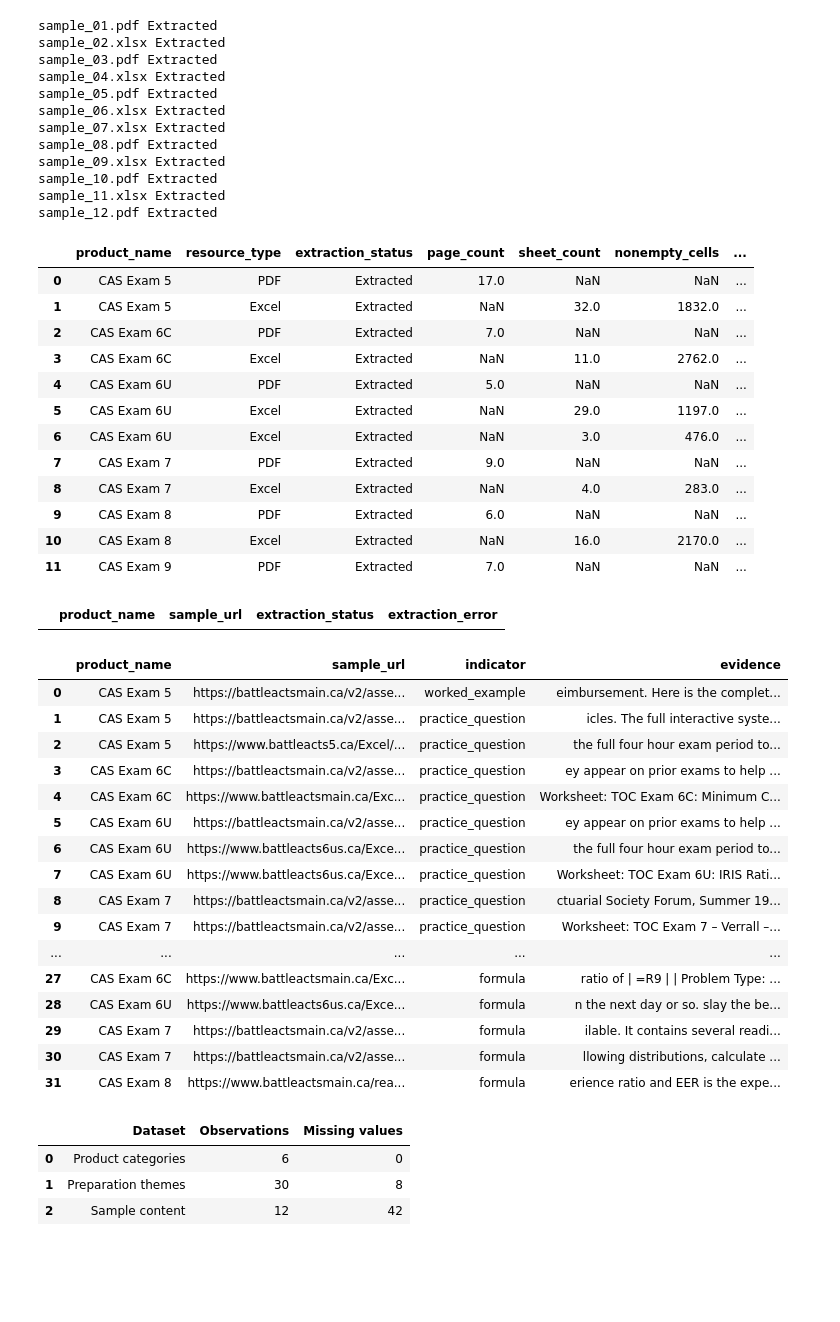
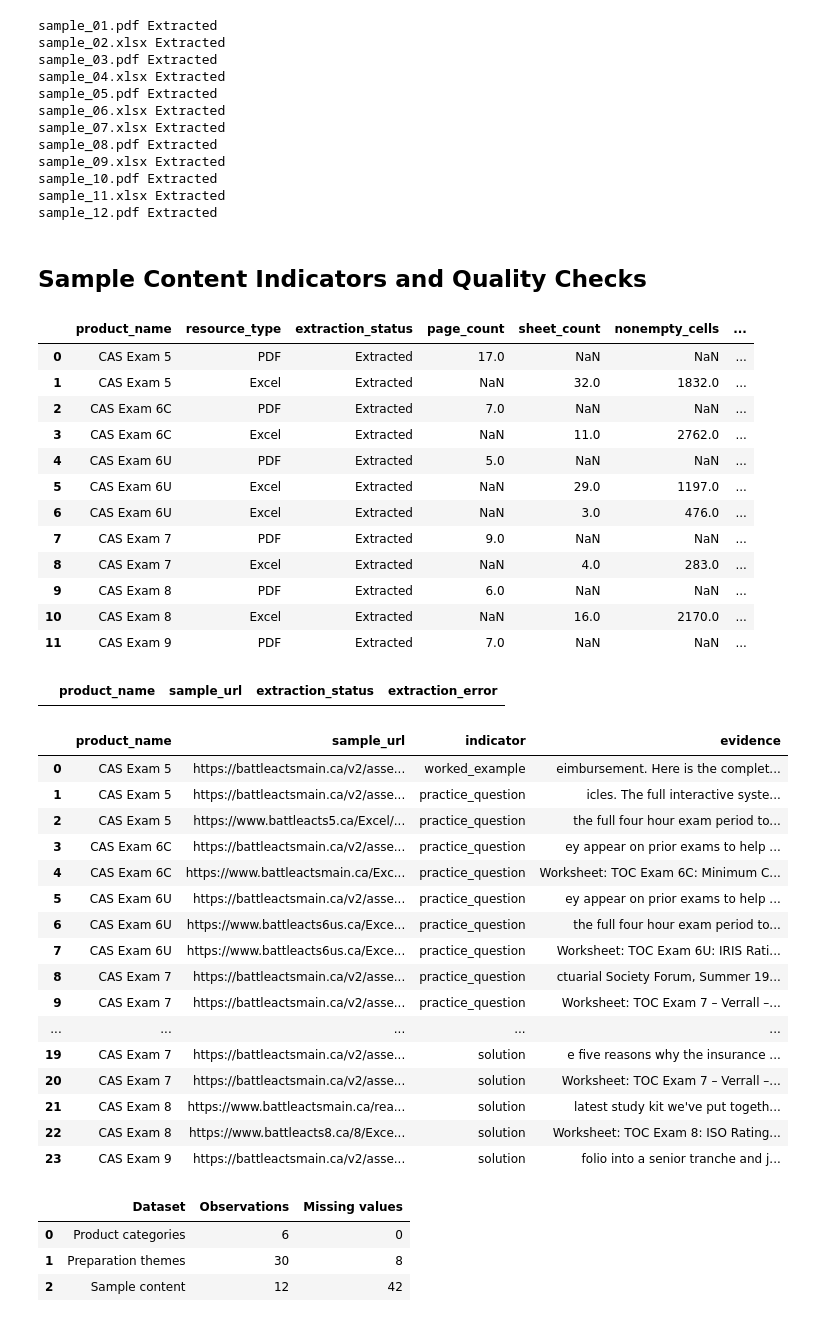
Before and after one commit to maxinehb/datasci530fall2026, a Jupyter notebook: Project 1/Project_1.ipynb, the cells around one changed output. Cells and saved outputs as stored; diff of their text form; code cells hidden in the pictures; blank space fills up the shorter version.

```diff
--- a/Project 1/Project_1.ipynb
+++ b/Project 1/Project_1.ipynb
@@ -758,12 +752,13 @@ sample_09.xlsx Extracted
 sample_10.pdf Extracted
 sample_11.xlsx Extracted
 sample_12.pdf Extracted
+# %% [markdown]
+## Sample Content Indicators and Quality Checks
 # %%
 content_patterns = {
     "worked_example": r"\bworked examples?\b|\bstep.by.step\b",
     "practice_question": r"\bquestions?\b|\bproblems?\b|\bexercises?\b",
-    "solution": r"\bsolutions?\b|\banswers?\b",
-    "formula": r"\bformulas?\b|\bequations?\b"
+    "solution": r"\bsolutions?\b|\banswers?\b"
 }
 
 content_evidence = []
@@ -833,38 +828,38 @@ additional_quality = pd.DataFrame([
 ])
 
 display(additional_quality)
 # %% [output]
 |  | product_name | resource_type | extraction_status | page_count | sheet_count | nonempty_cells | ... |
 | 0 | CAS Exam 5 | PDF | Extracted | 17.0 | NaN | NaN | ... |
 | 1 | CAS Exam 5 | Excel | Extracted | NaN | 32.0 | 1832.0 | ... |
 | 2 | CAS Exam 6C | PDF | Extracted | 7.0 | NaN | NaN | ... |
 | 3 | CAS Exam 6C | Excel | Extracted | NaN | 11.0 | 2762.0 | ... |
 | 4 | CAS Exam 6U | PDF | Extracted | 5.0 | NaN | NaN | ... |
 | 5 | CAS Exam 6U | Excel | Extracted | NaN | 29.0 | 1197.0 | ... |
 | 6 | CAS Exam 6U | Excel | Extracted | NaN | 3.0 | 476.0 | ... |
 | 7 | CAS Exam 7 | PDF | Extracted | 9.0 | NaN | NaN | ... |
 | 8 | CAS Exam 7 | Excel | Extracted | NaN | 4.0 | 283.0 | ... |
 | 9 | CAS Exam 8 | PDF | Extracted | 6.0 | NaN | NaN | ... |
 | 10 | CAS Exam 8 | Excel | Extracted | NaN | 16.0 | 2170.0 | ... |
 | 11 | CAS Exam 9 | PDF | Extracted | 7.0 | NaN | NaN | ... |
 |  | product_name | sample_url | extraction_status | extraction_error |
 |  | product_name | sample_url | indicator | evidence |
 | 0 | CAS Exam 5 | https://battleactsmain.ca/v2/asse... | worked_example | eimbursement. Here is the complet... |
 | 1 | CAS Exam 5 | https://battleactsmain.ca/v2/asse... | practice_question | icles. The full interactive syste... |
 | 2 | CAS Exam 5 | https://www.battleacts5.ca/Excel/... | practice_question | the full four hour exam period to... |
 | 3 | CAS Exam 6C | https://battleactsmain.ca/v2/asse... | practice_question | ey appear on prior exams to help ... |
 | 4 | CAS Exam 6C | https://www.battleactsmain.ca/Exc... | practice_question | Worksheet: TOC Exam 6C: Minimum C... |
 | 5 | CAS Exam 6U | https://battleactsmain.ca/v2/asse... | practice_question | ey appear on prior exams to help ... |
 | 6 | CAS Exam 6U | https://www.battleacts6us.ca/Exce... | practice_question | the full four hour exam period to... |
 | 7 | CAS Exam 6U | https://www.battleacts6us.ca/Exce... | practice_question | Worksheet: TOC Exam 6U: IRIS Rati... |
 | 8 | CAS Exam 7 | https://battleactsmain.ca/v2/asse... | practice_question | ctuarial Society Forum, Summer 19... |
 | 9 | CAS Exam 7 | https://battleactsmain.ca/v2/asse... | practice_question | Worksheet: TOC Exam 7 – Verrall –... |
 | ... | ... | ... | ... | ... |
-| 27 | CAS Exam 6C | https://www.battleactsmain.ca/Exc... | formula | ratio of | =R9 | | Problem Type: ... |
-| 28 | CAS Exam 6U | https://www.battleacts6us.ca/Exce... | formula | n the next day or so. slay the be... |
-| 29 | CAS Exam 7 | https://battleactsmain.ca/v2/asse... | formula | ilable. It contains several readi... |
-| 30 | CAS Exam 7 | https://battleactsmain.ca/v2/asse... | formula | llowing distributions, calculate ... |
-| 31 | CAS Exam 8 | https://www.battleactsmain.ca/rea... | formula | erience ratio and EER is the expe... |
+| 19 | CAS Exam 7 | https://battleactsmain.ca/v2/asse... | solution | e five reasons why the insurance ... |
+| 20 | CAS Exam 7 | https://battleactsmain.ca/v2/asse... | solution | Worksheet: TOC Exam 7 – Verrall –... |
+| 21 | CAS Exam 8 | https://www.battleactsmain.ca/rea... | solution | latest study kit we've put togeth... |
+| 22 | CAS Exam 8 | https://www.battleacts8.ca/8/Exce... | solution | Worksheet: TOC Exam 8: ISO Rating... |
+| 23 | CAS Exam 9 | https://battleactsmain.ca/v2/asse... | solution | folio into a senior tranche and j... |
 |  | Dataset | Observations | Missing values |
 | 0 | Product categories | 6 | 0 |
 | 1 | Preparation themes | 30 | 8 |
```
Also changed, not shown: parts of 4 cells of this notebook.
